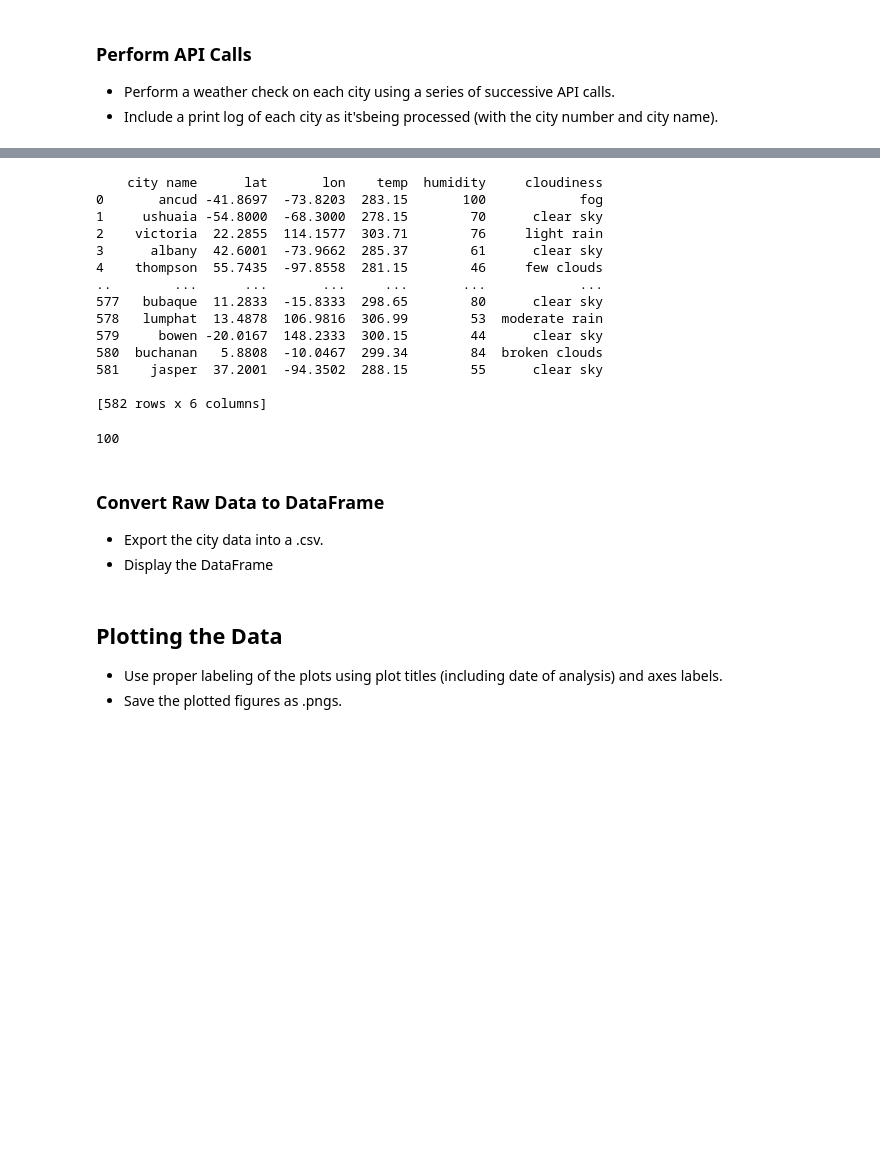
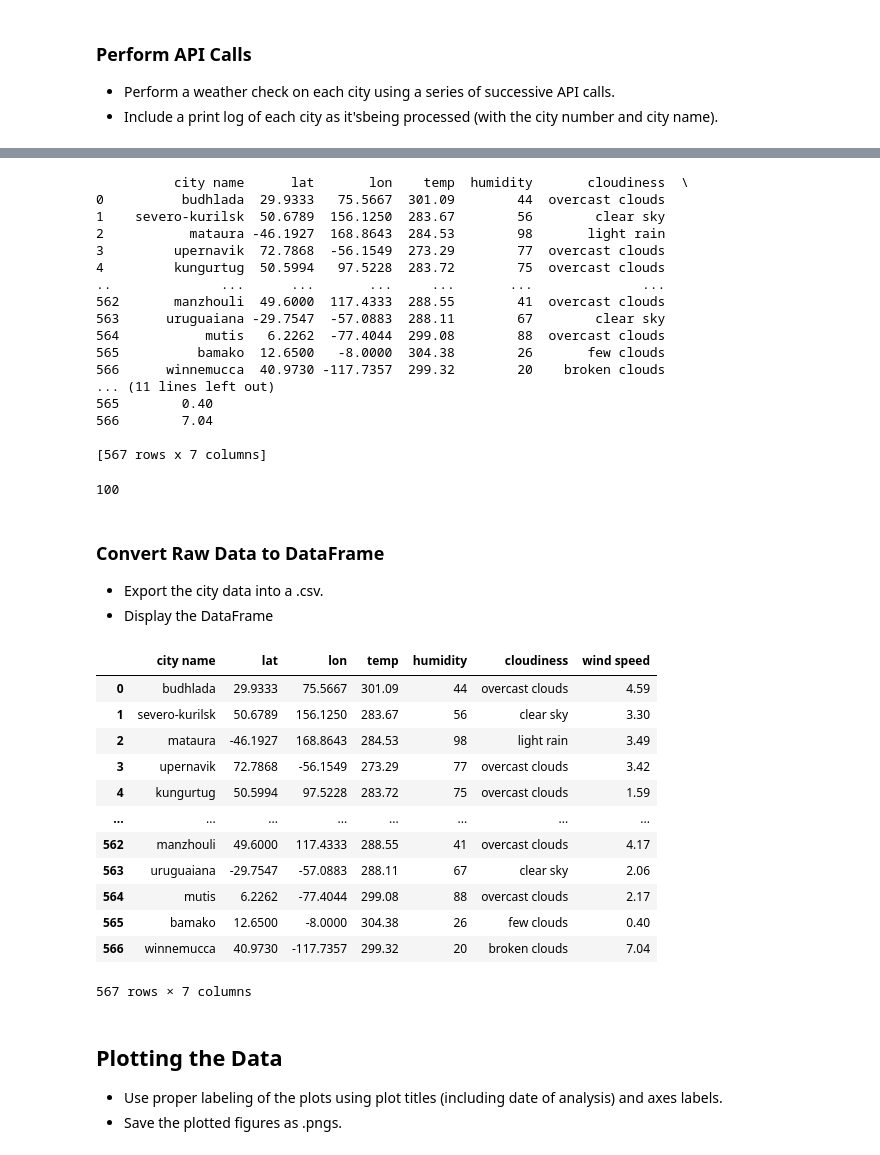
Before and after one commit to melfraas/python-api-challenge, a Jupyter notebook: starter_code/WeatherPy.ipynb, the cells around one changed output, grey strips where cells are left out. Drawn from its saved outputs; the diff is of its cells as text; code cells hidden in the pictures; blank space fills up the shorter version.

```diff
--- a/starter_code/WeatherPy.ipynb
+++ b/starter_code/WeatherPy.ipynb
@@ -145,27 +129,31 @@ printing city number 632, jasper
 weather_data=pd.DataFrame({'city name': cities_clean, 'lat': lat,
                            'lon': lon, 'temp': temp,
                            'humidity': humidity,
-                           'cloudiness': clouds})
+                           'cloudiness': clouds,
+                          'wind speed':wind_speed})
 
 print(weather_data)
 #check max humidity values
 weather_data['humidity'].max()
 #max humidity value is 100, so no need to remove any rows.
 # %% [output]
-    city name      lat       lon    temp  humidity     cloudiness
-0       ancud -41.8697  -73.8203  283.15       100            fog
-1     ushuaia -54.8000  -68.3000  278.15        70      clear sky
-2    victoria  22.2855  114.1577  303.71        76     light rain
-3      albany  42.6001  -73.9662  285.37        61      clear sky
-4    thompson  55.7435  -97.8558  281.15        46     few clouds
-..        ...      ...       ...     ...       ...            ...
-577   bubaque  11.2833  -15.8333  298.65        80      clear sky
-578   lumphat  13.4878  106.9816  306.99        53  moderate rain
-579     bowen -20.0167  148.2333  300.15        44      clear sky
-580  buchanan   5.8808  -10.0467  299.34        84  broken clouds
-581    jasper  37.2001  -94.3502  288.15        55      clear sky
+          city name      lat       lon    temp  humidity       cloudiness  \
+0          budhlada  29.9333   75.5667  301.09        44  overcast clouds
+1    severo-kurilsk  50.6789  156.1250  283.67        56        clear sky
+2           mataura -46.1927  168.8643  284.53        98       light rain
+3         upernavik  72.7868  -56.1549  273.29        77  overcast clouds
+4         kungurtug  50.5994   97.5228  283.72        75  overcast clouds
+..              ...      ...       ...     ...       ...              ...
+562       manzhouli  49.6000  117.4333  288.55        41  overcast clouds
+563      uruguaiana -29.7547  -57.0883  288.11        67        clear sky
+564           mutis   6.2262  -77.4044  299.08        88  overcast clouds
+565          bamako  12.6500   -8.0000  304.38        26       few clouds
+566      winnemucca  40.9730 -117.7357  299.32        20    broken clouds
+... (11 lines left out)
+565        0.40
+566        7.04
 
-[582 rows x 6 columns]
+[567 rows x 7 columns]
 100
 # %% [markdown]
 ### Convert Raw Data to DataFrame
@@ -174,6 +162,23 @@ weather_data['humidity'].max()
 # %%
 #export to csv
 weather_data.to_csv("weatherdata.csv", encoding="utf-8", index=False)
+# %%
+weather_data_csv=pd.read_csv("weatherdata.csv")
+weather_data_csv
+# %% [output]
+|  | city name | lat | lon | temp | humidity | cloudiness | wind speed |
+| 0 | budhlada | 29.9333 | 75.5667 | 301.09 | 44 | overcast clouds | 4.59 |
+| 1 | severo-kurilsk | 50.6789 | 156.1250 | 283.67 | 56 | clear sky | 3.30 |
+| 2 | mataura | -46.1927 | 168.8643 | 284.53 | 98 | light rain | 3.49 |
+| 3 | upernavik | 72.7868 | -56.1549 | 273.29 | 77 | overcast clouds | 3.42 |
+| 4 | kungurtug | 50.5994 | 97.5228 | 283.72 | 75 | overcast clouds | 1.59 |
+| ... | ... | ... | ... | ... | ... | ... | ... |
+| 562 | manzhouli | 49.6000 | 117.4333 | 288.55 | 41 | overcast clouds | 4.17 |
+| 563 | uruguaiana | -29.7547 | -57.0883 | 288.11 | 67 | clear sky | 2.06 |
+| 564 | mutis | 6.2262 | -77.4044 | 299.08 | 88 | overcast clouds | 2.17 |
+| 565 | bamako | 12.6500 | -8.0000 | 304.38 | 26 | few clouds | 0.40 |
+| 566 | winnemucca | 40.9730 | -117.7357 | 299.32 | 20 | broken clouds | 7.04 |
+567 rows × 7 columns
 # %% [markdown]
 ## Plotting the Data
 * Use proper labeling of the plots using plot titles (including date of analysis) and axes labels.
```
Also changed, not shown: parts of 9 cells of this notebook, 2 other files.
